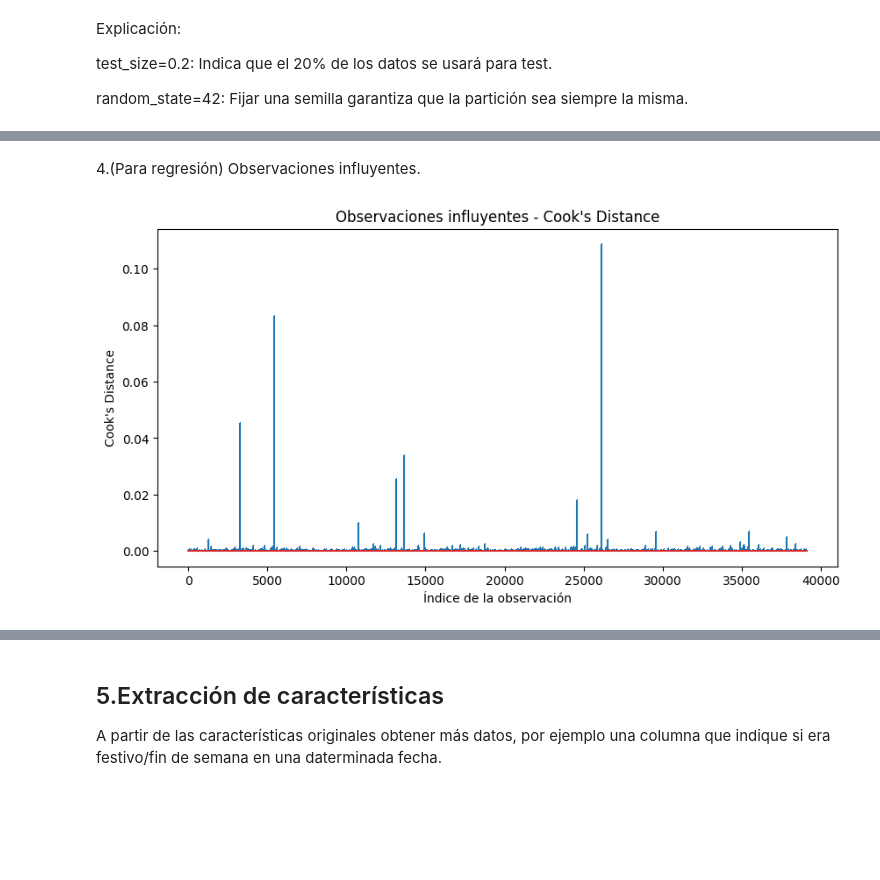
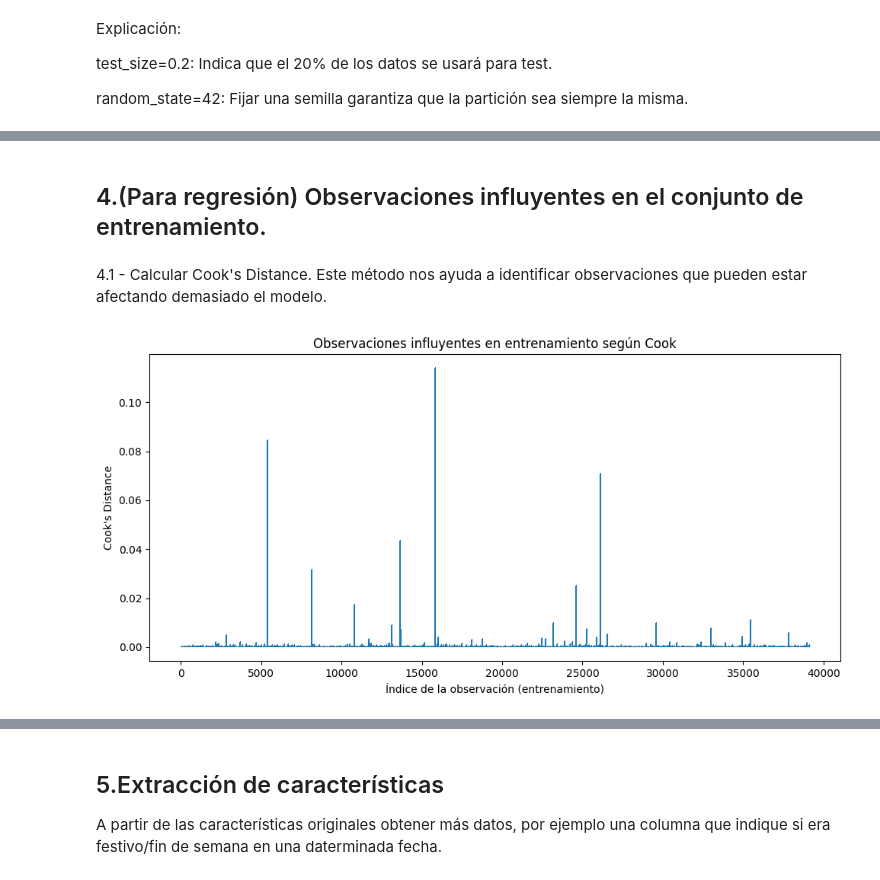
Before and after one commit to 4GeeksAcademy/Jacinto-Proyecto-procesamiento-datos, a Jupyter notebook: src/explore.ipynb, the cells around one changed output, grey strips where cells are left out. Saved outputs shown, nothing was run; the diff lists cells and outputs as text; code cells hidden in the pictures; blank space fills up the shorter version.

```diff
--- a/src/explore.ipynb
+++ b/src/explore.ipynb
@@ -202,3 +188,5 @@ Name: price, dtype: float64
+# %%
+df['log_price'] = np.where(df['price'] > 0, np.log(df['price']), 0)
 # %% [markdown]
 - Hacemos 2 graficas (Histograma y boxplot) de log_price para verificar si la distribución es más simetrica.
 # %%
@@ -356 +359,7 @@ X_train, X_test, y_train, y_test = train_test_split(X, y, test_size=0.2, random_
+# %%
+# Elegimos las variables predictoras y la variable objetivo
+X = df[['minimum_nights', 'number_of_reviews', 'reviews_per_month',
+        'calculated_host_listings_count', 'availability_365',
+        'room_type_encoded', 'neighbourhood_group_encoded']]
+y = df['log_price']
 # %% [markdown]
@@ -358,3 +367,8 @@ X_train, X_test, y_train, y_test = train_test_split(X, y, test_size=0.2, random_
 Dividimos el conjunto de datos en entrenamiento (80%) y prueba (20%), asegurando que la partición sea aleatoria pero reproducible:
 # %%
-X_train, X_test, y_train, y_test = train_test_split(X, y, test_size=0.2, random_state=42)
+# Particionamos
+X_train, X_test, y_train, y_test = train_test_split(
+    X, y, test_size=0.2, random_state=42)
+
+# Verificamos dimensiones
+print(f"Train: {X_train.shape}, Test: {X_test.shape}")
@@ -389,30 +396,30 @@ plt.show()
 # %% [markdown]
-4.(Para regresión) Observaciones influyentes.
+## 4.(Para regresión) Observaciones influyentes en el conjunto de entrenamiento.
+# %% [markdown]
+4.1 - Calcular Cook's Distance.
+Este método nos ayuda a identificar observaciones que pueden estar afectando demasiado el modelo.
 # %%
-# Crear copia de X_train para evitar cambios no deseados
-X_train_encoded = X_train.copy()
+# Crear copia y añadir constante
+X_train_const = sm.add_constant(X_train)
 
-# Convertir solo columnas categóricas a números con LabelEncoder
-for col in X_train_encoded.select_dtypes(include=['object']).columns:
-    le = LabelEncoder()
-    X_train_encoded[col] = le.fit_transform(X_train_encoded[col])
+# Ajustar modelo OLS sobre los datos de entrenamiento
+modelo_ols = sm.OLS(y_train, X_train_const).fit()
 
-# Agregar constante para la regresión
-X_train_const = sm.add_constant(X_train_encoded)
-
-# Ajustar modelo de regresión lineal
-model = sm.OLS(y_train, X_train_const).fit()
-
-# Obtener Cook's Distance
-influence = model.get_influence()
+# Calcular distancia de Cook
+influence = modelo_ols.get_influence()
 cooks_d, _ = influence.cooks_distance
 
-# Visualización de Cook's Distance
+# Añadir la distancia al DataFrame de entrenamiento
+X_train['cooks_d'] = cooks_d
+X_train['y_train'] = y_train.values  # para referencia cruzada si quieres revisar outliers
+
+# Visualizar
 plt.figure(figsize=(10, 5))
-plt.stem(np.arange(len(cooks_d)), cooks_d, markerfmt=",")
-plt.xlabel("Índice de la observación")
+plt.stem(np.arange(len(cooks_d)), cooks_d, markerfmt=",", basefmt=" ")
+plt.xlabel("Índice de la observación (entrenamiento)")
 plt.ylabel("Cook's Distance")
-plt.title("Observaciones influyentes - Cook's Distance")
+plt.title("Observaciones influyentes en entrenamiento según Cook")
+plt.tight_layout()
 plt.show()
 # %% [output]
-[figure, old version]
+[figure, new version]
```
Also changed, not shown: parts of 85 cells of this notebook, 1 other file.
